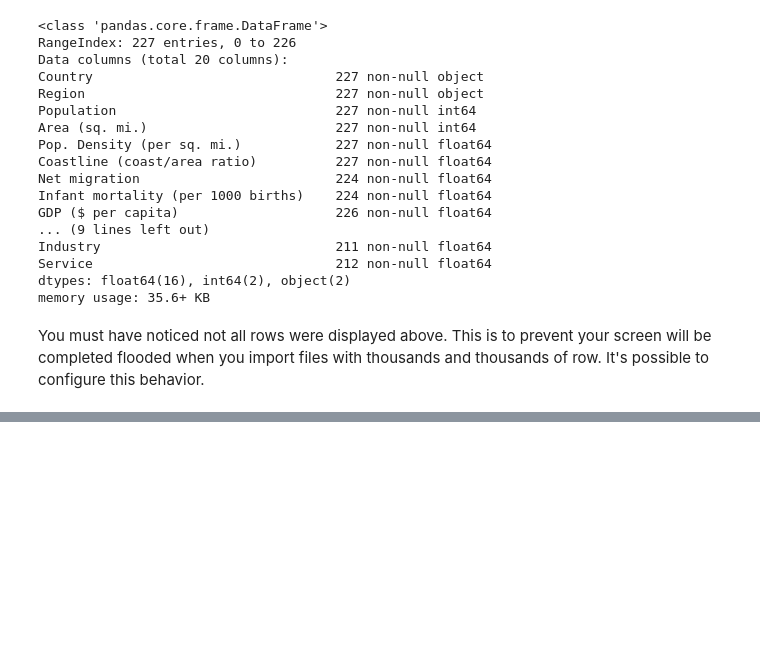
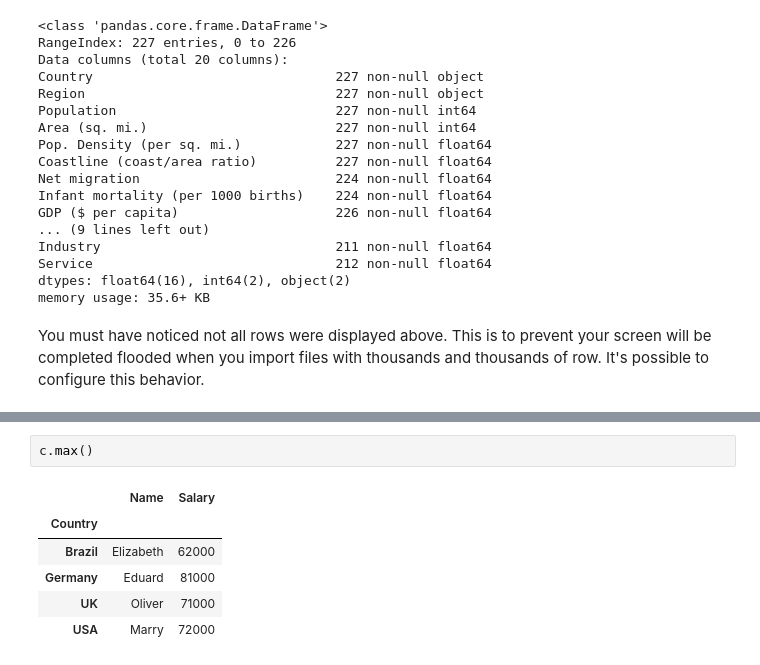
Before and after one commit to lgalicki/Jupyter-Notebooks-for-study, a Jupyter notebook: Pandas, data analysis with.ipynb, the cells around one changed output, grey strips where cells are left out. Drawn from its saved outputs; the diff is of its cells as text; blank space fills up the shorter version.

```diff
--- a/Pandas, data analysis with.ipynb
+++ b/Pandas, data analysis with.ipynb
@@ -623,0 +702,9 @@ df
+# %%
+c.max()
+# %% [output]
+|  | Name | Salary |
+| Country |  |  |
+| Brazil | Elizabeth | 62000 |
+| Germany | Eduard | 81000 |
+| UK | Oliver | 71000 |
+| USA | Marry | 72000 |
```
Also changed, not shown: parts of 35 cells of this notebook, 2 other files.
